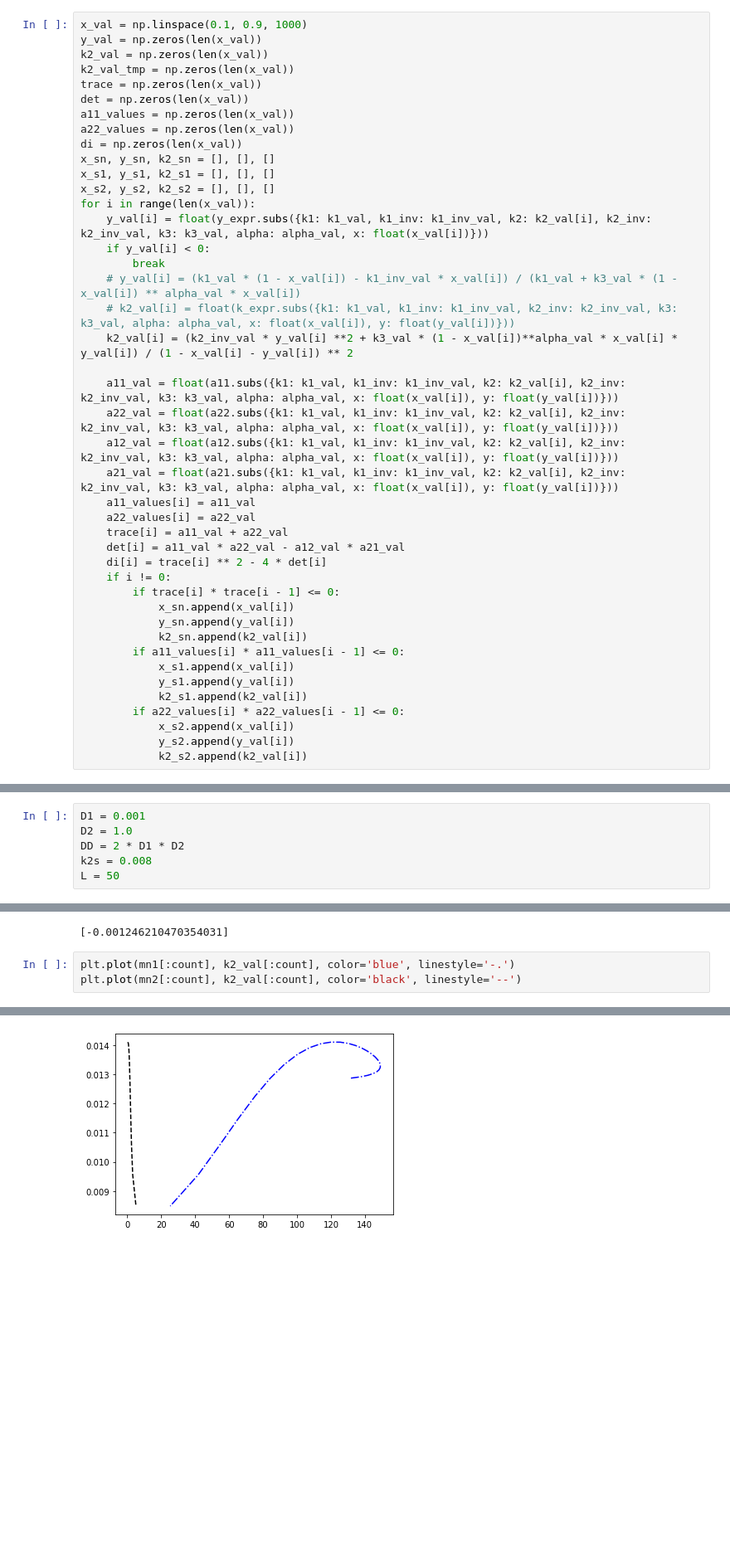
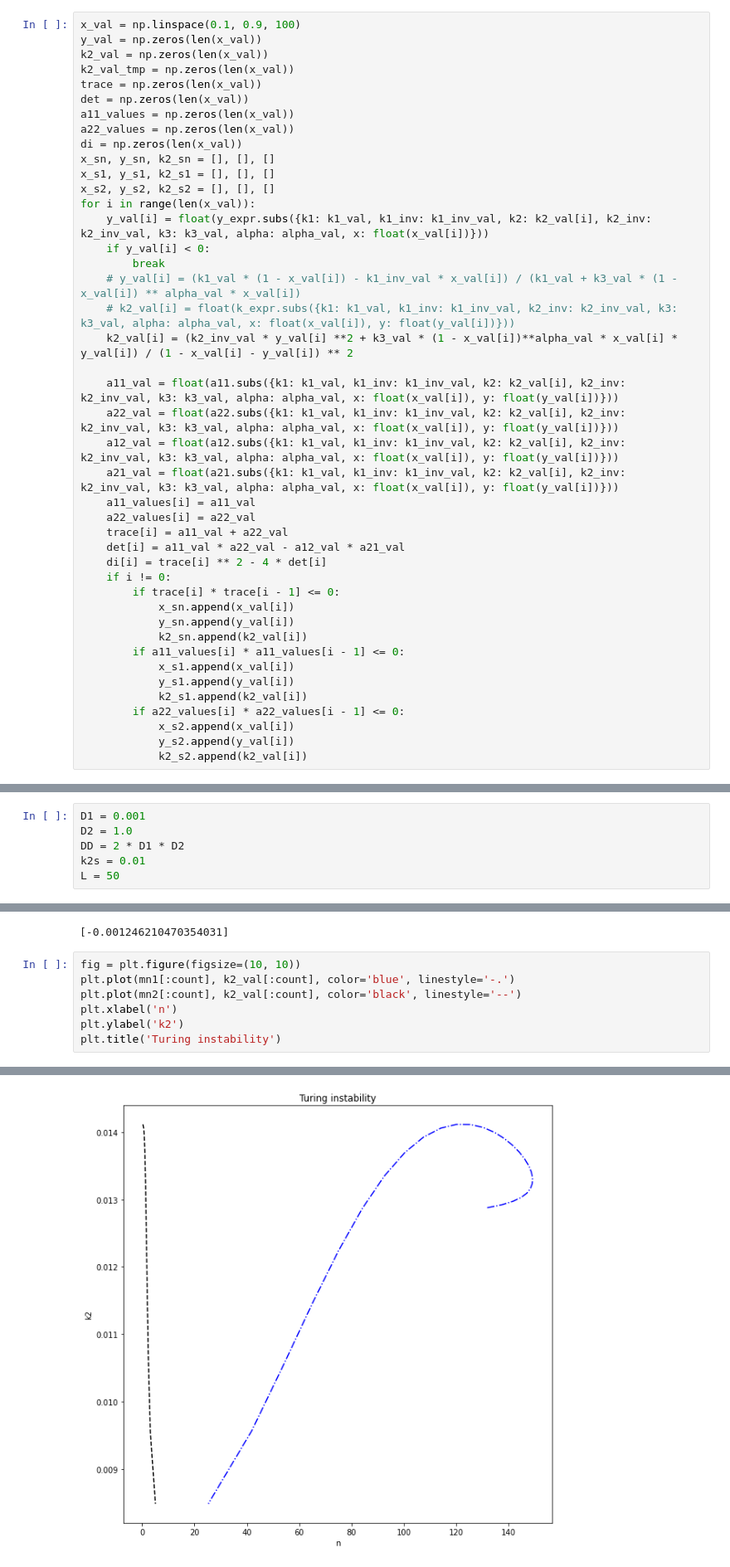
Before and after one commit to valmat07/KT_python, a Jupyter notebook: bifurcations_task/task2.ipynb, the cells around one changed output, grey strips where cells are left out. Shown at 83% size. Saved outputs shown, nothing was run; the diff lists cells and outputs as text; blank space fills up the shorter version.

```diff
--- a/bifurcations_task/task2.ipynb
+++ b/bifurcations_task/task2.ipynb
@@ -31,7 +31,7 @@ k1_inv_val = 0.01
 k2_inv_val = 10e-9
 k3_val = 10
 # %%
-x_val = np.linspace(0.1, 0.9, 1000)
+x_val = np.linspace(0.1, 0.9, 100)
 y_val = np.zeros(len(x_val))
 k2_val = np.zeros(len(x_val))
 k2_val_tmp = np.zeros(len(x_val))
@@ -115,7 +119,7 @@ plt.legend()
 D1 = 0.001
 D2 = 1.0
 DD = 2 * D1 * D2
-k2s = 0.008
+k2s = 0.01
 L = 50
 # %%
 x_val = np.linspace(0.1, 0.9, 100)
@@ -179,6 +183,10 @@ a11s
 # %% [output]
 [-0.001246210470354031]
 # %%
+fig = plt.figure(figsize=(10, 10))
 plt.plot(mn1[:count], k2_val[:count], color='blue', linestyle='-.')
 plt.plot(mn2[:count], k2_val[:count], color='black', linestyle='--')
+plt.xlabel('n')
+plt.ylabel('k2')
+plt.title('Turing instability')
 # %% [output]
@@ -186,4 +194,4 @@ plt.plot(mn2[:count], k2_val[:count], color='black', linestyle='--')
-[figure, old version]
+[figure, new version]
 # %%
 A11 = a11s[0]
 A22 = a22s[0]
```
Also changed, not shown: parts of 13 cells of this notebook, 1 other file.
